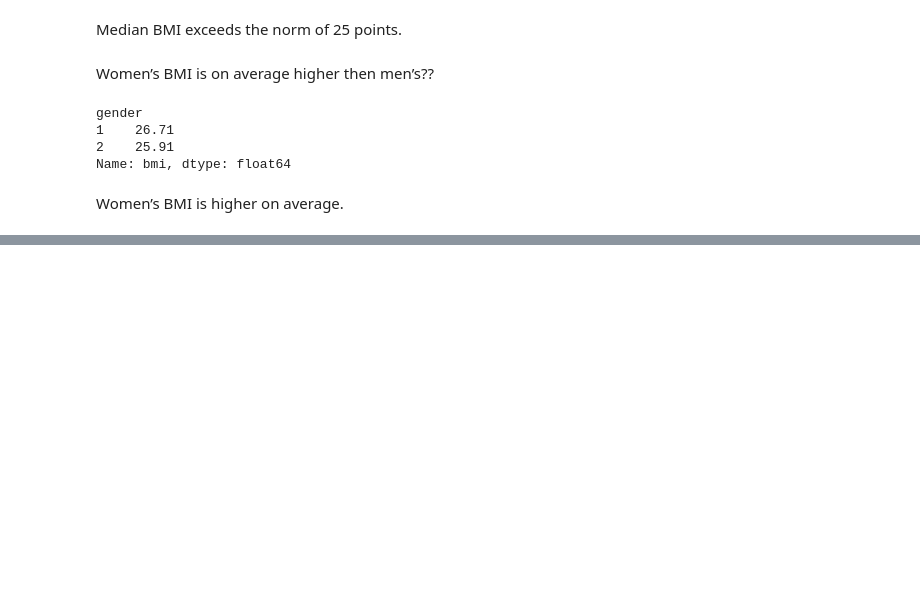
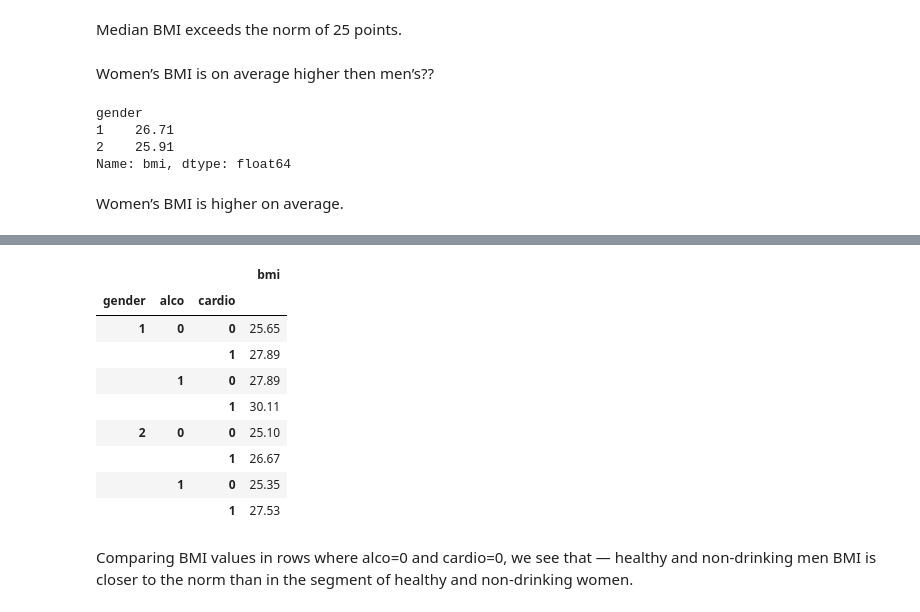
Before and after one commit to Rahul-YYC/data-science-machine-learning, a Jupyter notebook: DS-CardiovascularVisualization/cardiovascular_analysis.ipynb, the cells around one changed output, grey strips where cells are left out. Cells and saved outputs as stored; diff of their text form; code cells hidden in the pictures; blank space fills up the shorter version.

```diff
--- a/DS-CardiovascularVisualization/cardiovascular_analysis.ipynb
+++ b/DS-CardiovascularVisualization/cardiovascular_analysis.ipynb
@@ -301,0 +328,15 @@ Women’s BMI is higher on average.
+# %%
+df.groupby(["gender", "alco", "cardio"])["bmi"].median().to_frame()
+# %% [output]
+|  |  |  | bmi |
+| gender | alco | cardio |  |
+| 1 | 0 | 0 | 25.65 |
+|  |  | 1 | 27.89 |
+|  | 1 | 0 | 27.89 |
+|  |  | 1 | 30.11 |
+| 2 | 0 | 0 | 25.10 |
+|  |  | 1 | 26.67 |
+|  | 1 | 0 | 25.35 |
+|  |  | 1 | 27.53 |
+# %% [markdown]
+Comparing BMI values in rows where alco=0 and cardio=0, we see that — healthy and non-drinking men BMI is closer to the norm than in the segment of healthy and non-drinking women.
```
Also changed, not shown: parts of 5 cells of this notebook.
